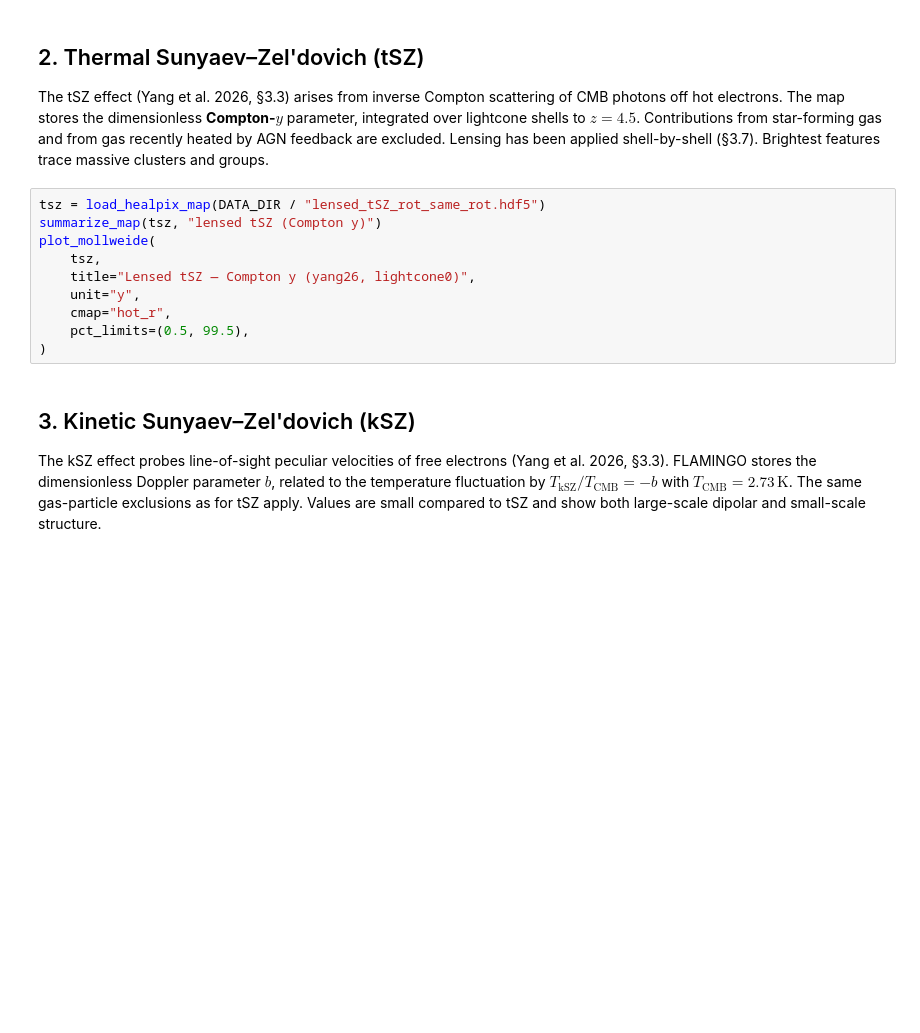
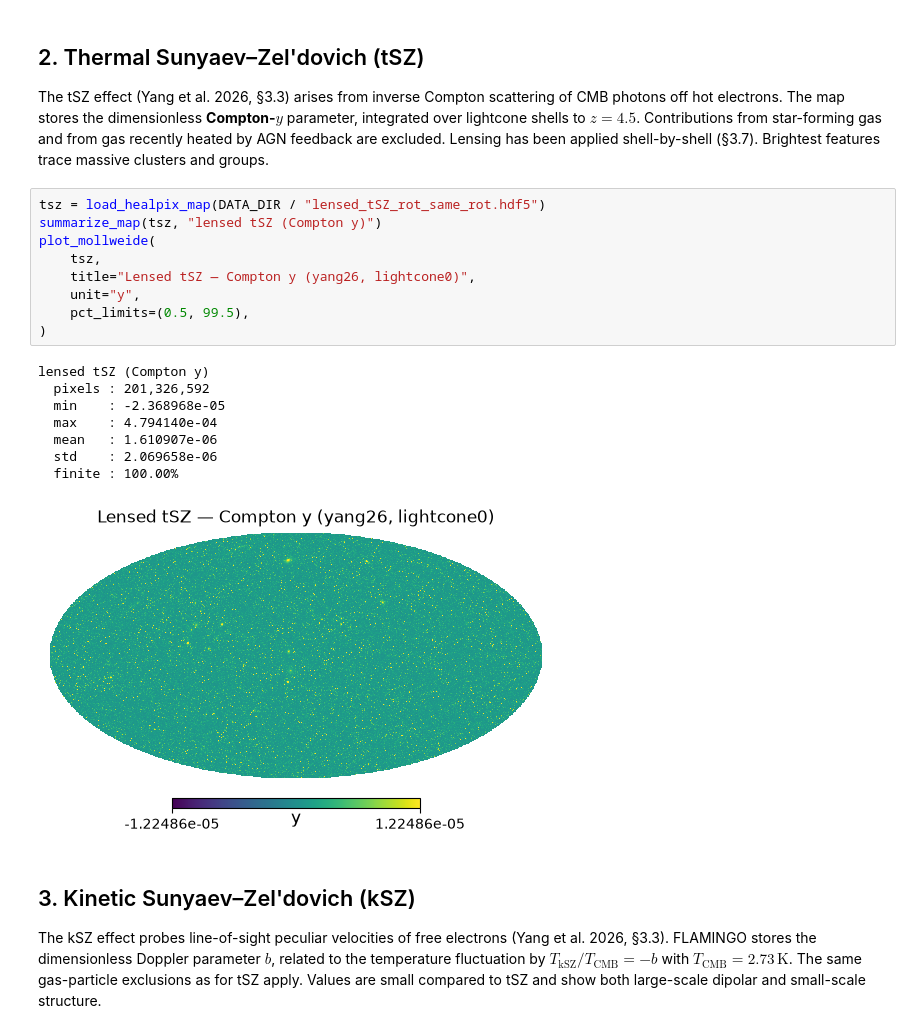
Before and after one commit to licongxu/flamingo_mock_analysis, a Jupyter notebook: notebooks/visualize_yang26_lightcone0_maps.ipynb, the cells around one changed output. Saved outputs shown, nothing was run; the diff lists cells and outputs as text; blank space fills up the shorter version.

```diff
--- a/notebooks/visualize_yang26_lightcone0_maps.ipynb
+++ b/notebooks/visualize_yang26_lightcone0_maps.ipynb
@@ -197,13 +205,21 @@ shell-by-shell (§3.7). Brightest features trace massive clusters and groups.
 # %%
 tsz = load_healpix_map(DATA_DIR / "lensed_tSZ_rot_same_rot.hdf5")
 summarize_map(tsz, "lensed tSZ (Compton y)")
 plot_mollweide(
     tsz,
     title="Lensed tSZ — Compton y (yang26, lightcone0)",
     unit="y",
-    cmap="hot_r",
     pct_limits=(0.5, 99.5),
 )
+# %% [output]
+lensed tSZ (Compton y)
+  pixels : 201,326,592
+  min    : -2.368968e-05
+  max    : 4.794140e-04
+  mean   : 1.610907e-06
+  std    : 2.069658e-06
+  finite : 100.00%
+[figure, added]
 # %% [markdown]
 ## 3. Kinetic Sunyaev–Zel'dovich (kSZ)
 
```
Also changed, not shown: parts of 9 cells of this notebook, 24 other files.
